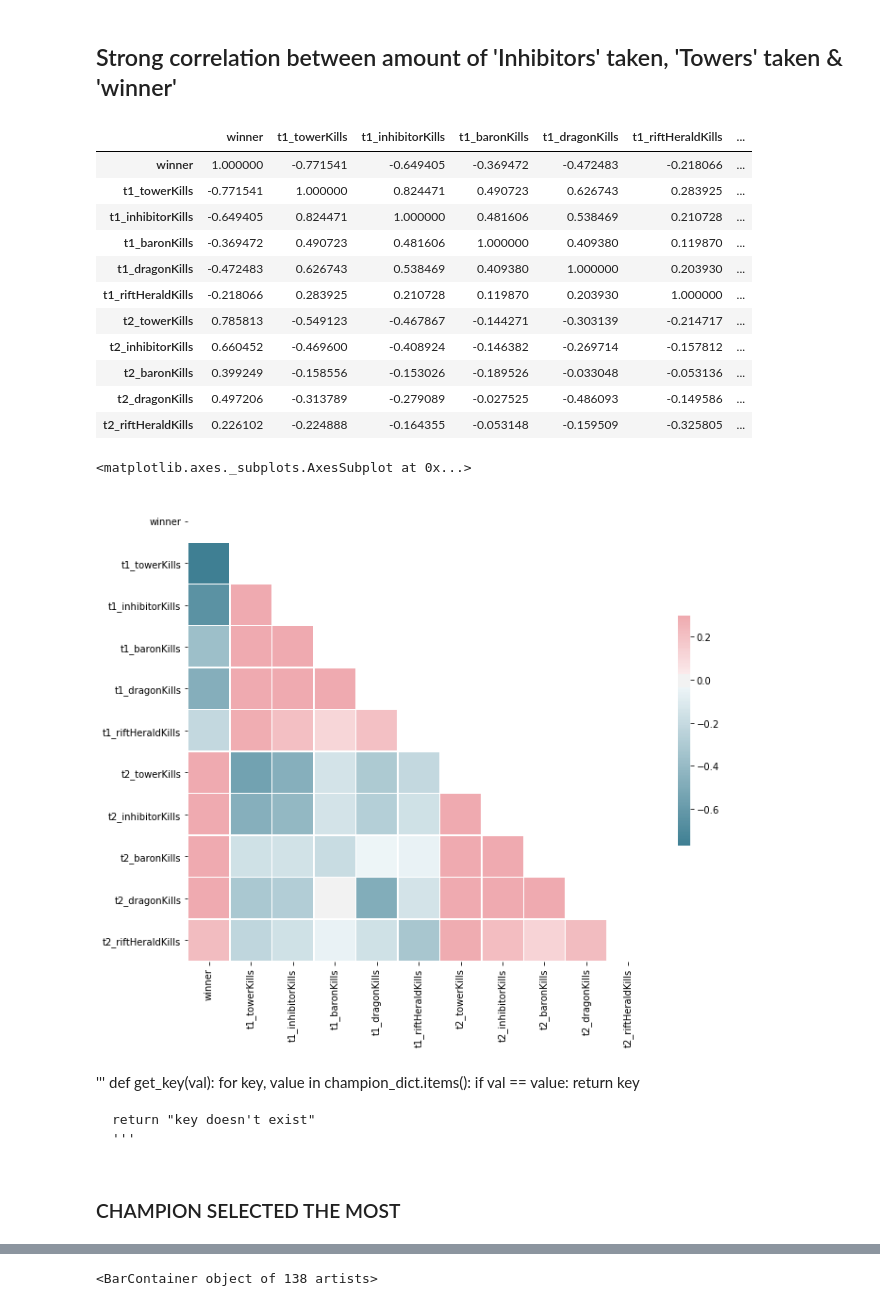
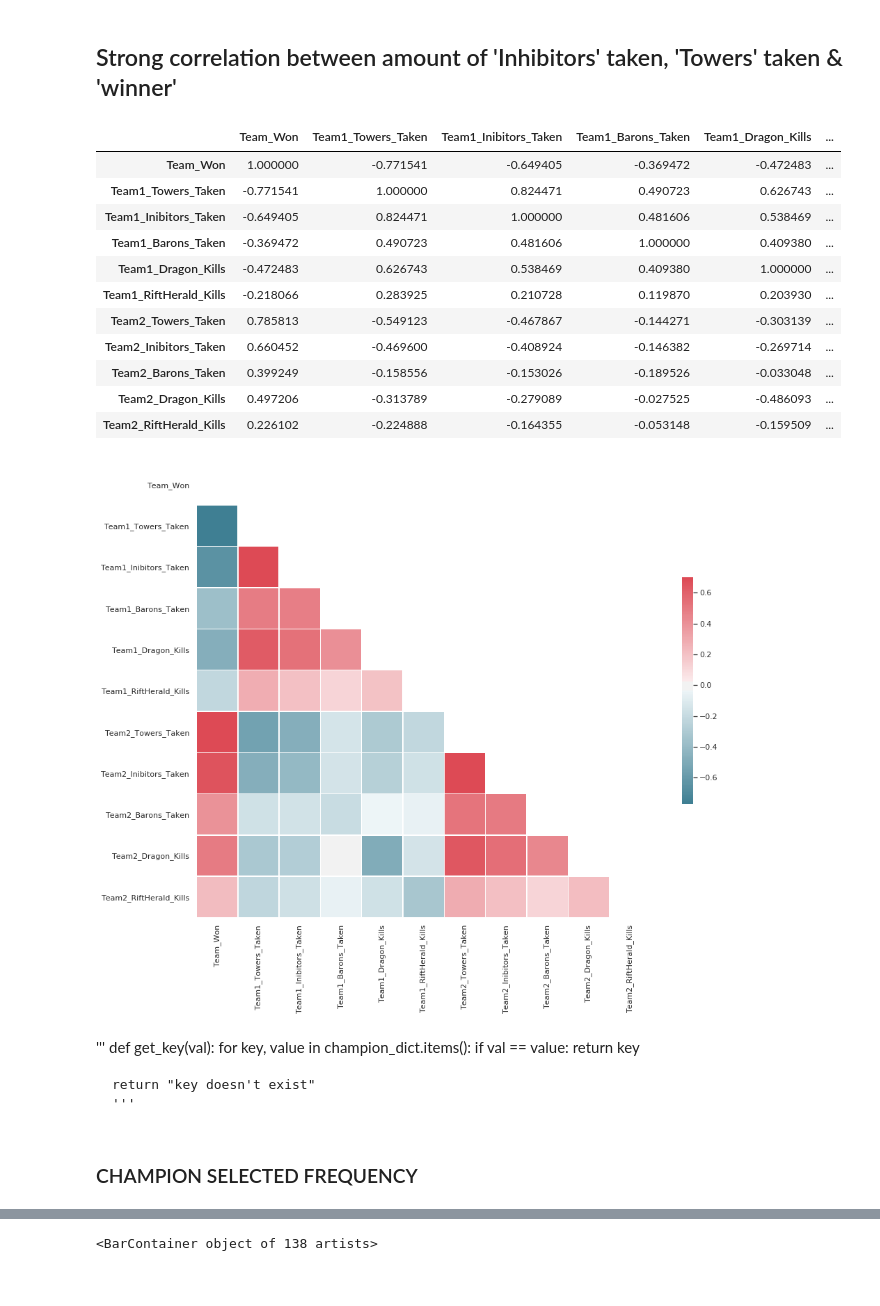
Before and after one commit to ehi58/League_of_Legends, a Jupyter notebook: League_of_Legends.ipynb, the cells around one changed output, grey strips where cells are left out. Drawn from its saved outputs; the diff is of its cells as text; code cells hidden in the pictures.

```diff
--- a/League_of_Legends.ipynb
+++ b/League_of_Legends.ipynb
@@ -228,3 +244,35 @@ dfr[['t1_champ1id','t1_champ2id','t1_champ3id','t1_champ4id','t1_champ5id','t2_c
 | 51488 | 121 | 236 | 420 | 201 | 99 | 21 | 56 | ... |
 | 51489 | 89 | 1 | 164 | 113 | 202 | 63 | 17 | ... |
 51490 rows × 10 columns
+# %%
+new_dfr=dfr.rename(columns={'gameId' : 'Game_ID', 'creationTime': 'Creation_Time', 'gameDuration':'Game_Duration',
+                    'seasonId':'Season_ID', 'winner': 'Team_Won',
+                    'firstBlood':'First_Blood', 'firstTower':'First_Tower', 'firstInhibitor':'First_Inhibitor',
+                    'firstBaron': 'First_Baron','firstDragon':'First_Dragon', 'firstRiftHerald':'First_Rift_Herald',
+                    't1_champ1id':'Team1_Champion1_ID', 't1_champ1_sum1':'TEAM1_CHAMPION1_SUMMONER_SPELL1',
+                    't1_champ1_sum2':'TEAM1_CHAMPION1_SUMMONER_SPELL2', 't1_champ2id':'Team1_Champion2_ID',
+                    't1_champ2_sum1':'TEAM1_CHAMPION2_SUMMONER_SPELL1', 't1_champ2_sum2':'TEAM1_CHAMPION2_SUMMONER_SPELL2',
+                    't1_champ3id':'Team1_Champion3_ID', 't1_champ3_sum1':'TEAM1_CHAMPION3_SUMMONER_SPELL1',
+                    't1_champ3_sum2':'TEAM1_CHAMPION3_SUMMONER_SPELL2',
+                    't1_champ4id':'Team1_Champion4_ID',
+                    't1_champ4_sum1':'TEAM1_CHAMPION4_SUMMONER_SPELL1', 't1_champ4_sum2':'TEAM1_CHAMPION4_SUMMONER_SPELL2',
+                    't1_champ5id':'Team1_Champion5_ID', 't1_champ5_sum1':'TEAM1_CHAMPION5_SUMMONER_SPELL1',
+                    't1_champ5_sum2':'TEAM1_CHAMPION5_SUMMONER_SPELL2', 't1_towerKills':'Team1_Towers_Taken',
+                    't1_inhibitorKills':'Team1_Inibitors_Taken', 't1_baronKills':'Team1_Barons_Taken',
+                    't1_dragonKills':'Team1_Dragon_Kills', 't1_riftHeraldKills':'Team1_RiftHerald_Kills',
+                    't1_ban1': 'TEAM_1_banned_champion1',
+                    't1_ban2': 'TEAM_1_banned_champion2', 't1_ban3': 'TEAM_1_banned_champion3',
+                    't1_ban4': 'TEAM_1_banned_champion4', 't1_ban5': 'TEAM_1_banned_champion5',
+                    't2_champ1id':'Team2_Champion1_ID', 't2_champ1_sum1':'TEAM2_CHAMPION1_SUMMONER_SPELL1',
+                    't2_champ1_sum2':'TEAM2_CHAMPION1_SUMMONER_SPELL2',
+                    't2_champ2id':'Team2_Champion2_ID', 't2_champ2_sum1':'TEAM2_CHAMPION2_SUMMONER_SPELL1',
+                    't2_champ2_sum2':'TEAM2_CHAMPION2_SUMMONER_SPELL2',
+                    't2_champ3id':'Team2_Champion3_ID',
+                    't2_champ3_sum1':'TEAM2_CHAMPION3_SUMMONER_SPELL1', 't2_champ3_sum2':'TEAM2_CHAMPION3_SUMMONER_SPELL2',
+                    't2_champ4id':'Team2_Champion4_ID', 't2_champ4_sum1':'TEAM2_CHAMPION4_SUMMONER_SPELL1','t2_champ4_sum2':'TEAM2_CHAMPION4_SUMMONER_SPELL2',
+                    't2_champ5id':'Team2_Champion5_ID', 't2_champ5_sum1':'TEAM2_CHAMPION5_SUMMONER_SPELL1', 't2_champ5_sum2':'TEAM2_CHAMPION5_SUMMONER_SPELL2',
+                    't2_towerKills':'Team2_Towers_Taken', 't2_inhibitorKills':'Team2_Inibitors_Taken',
+                    't2_baronKills':'Team2_Barons_Taken', 't2_dragonKills':'Team2_Dragon_Kills',
+                    't2_riftHeraldKills':'Team2_RiftHerald_Kills', 't2_ban1': 'TEAM_2_banned_champion1',
+                    't2_ban2': 'TEAM_2_banned_champion2', 't2_ban3': 'TEAM_2_banned_champion3',
+                    't2_ban4': 'TEAM_2_banned_champion4','t2_ban5': 'TEAM_2_banned_champion5'})
@@ -299,36 +364,40 @@ wins_amount_obj_corr = dfr[['winner','t1_towerKills', 't1_inhibitorKills',
+# %%
+wins_amount_obj_corr = new_dfr[['Team_Won','Team1_Towers_Taken', 'Team1_Inibitors_Taken', 'Team1_Barons_Taken',
+                                'Team1_Dragon_Kills', 'Team1_RiftHerald_Kills','Team2_Towers_Taken',
+                                'Team2_Inibitors_Taken', 'Team2_Barons_Taken','Team2_Dragon_Kills', 'Team2_RiftHerald_Kills']]
 # %% [markdown]
 ## Strong correlation between amount of 'Inhibitors' taken, 'Towers' taken & 'winner'
 # %%
 coorM = wins_amount_obj_corr.corr()
 coorM
 # %% [output]
-|  | winner | t1_towerKills | t1_inhibitorKills | t1_baronKills | t1_dragonKills | t1_riftHeraldKills | ... |
-| winner | 1.000000 | -0.771541 | -0.649405 | -0.369472 | -0.472483 | -0.218066 | ... |
-| t1_towerKills | -0.771541 | 1.000000 | 0.824471 | 0.490723 | 0.626743 | 0.283925 | ... |
-| t1_inhibitorKills | -0.649405 | 0.824471 | 1.000000 | 0.481606 | 0.538469 | 0.210728 | ... |
-| t1_baronKills | -0.369472 | 0.490723 | 0.481606 | 1.000000 | 0.409380 | 0.119870 | ... |
-| t1_dragonKills | -0.472483 | 0.626743 | 0.538469 | 0.409380 | 1.000000 | 0.203930 | ... |
-| t1_riftHeraldKills | -0.218066 | 0.283925 | 0.210728 | 0.119870 | 0.203930 | 1.000000 | ... |
-| t2_towerKills | 0.785813 | -0.549123 | -0.467867 | -0.144271 | -0.303139 | -0.214717 | ... |
-| t2_inhibitorKills | 0.660452 | -0.469600 | -0.408924 | -0.146382 | -0.269714 | -0.157812 | ... |
-| t2_baronKills | 0.399249 | -0.158556 | -0.153026 | -0.189526 | -0.033048 | -0.053136 | ... |
-| t2_dragonKills | 0.497206 | -0.313789 | -0.279089 | -0.027525 | -0.486093 | -0.149586 | ... |
-| t2_riftHeraldKills | 0.226102 | -0.224888 | -0.164355 | -0.053148 | -0.159509 | -0.325805 | ... |
+|  | Team_Won | Team1_Towers_Taken | Team1_Inibitors_Taken | Team1_Barons_Taken | Team1_Dragon_Kills | ... |
+| Team_Won | 1.000000 | -0.771541 | -0.649405 | -0.369472 | -0.472483 | ... |
+| Team1_Towers_Taken | -0.771541 | 1.000000 | 0.824471 | 0.490723 | 0.626743 | ... |
+| Team1_Inibitors_Taken | -0.649405 | 0.824471 | 1.000000 | 0.481606 | 0.538469 | ... |
+| Team1_Barons_Taken | -0.369472 | 0.490723 | 0.481606 | 1.000000 | 0.409380 | ... |
+| Team1_Dragon_Kills | -0.472483 | 0.626743 | 0.538469 | 0.409380 | 1.000000 | ... |
+| Team1_RiftHerald_Kills | -0.218066 | 0.283925 | 0.210728 | 0.119870 | 0.203930 | ... |
+| Team2_Towers_Taken | 0.785813 | -0.549123 | -0.467867 | -0.144271 | -0.303139 | ... |
+| Team2_Inibitors_Taken | 0.660452 | -0.469600 | -0.408924 | -0.146382 | -0.269714 | ... |
+| Team2_Barons_Taken | 0.399249 | -0.158556 | -0.153026 | -0.189526 | -0.033048 | ... |
+| Team2_Dragon_Kills | 0.497206 | -0.313789 | -0.279089 | -0.027525 | -0.486093 | ... |
+| Team2_RiftHerald_Kills | 0.226102 | -0.224888 | -0.164355 | -0.053148 | -0.159509 | ... |
 # %%
 mas = np.triu(np.ones_like(coorM, dtype=np.bool))
 # %%
 # Set up the matplotlib figure
-f, ax = plt.subplots(figsize=(11, 9))
+f, ax = plt.subplots(figsize=(16, 12))
 
 # Generate a custom diverging colormap
 cmap = sn.diverging_palette(220, 10, as_cmap=True)
 
 # Draw the heatmap with the mask and correct aspect ratio
-sn.heatmap(coorM, mask=mas, cmap=cmap, vmax=.3, center=0,
+sn.heatmap(coorM, mask=mas, cmap=cmap, vmax=.7, center=0,
             square=True, linewidths=.5, cbar_kws={"shrink": .5})
+plt.savefig('Correlation_Map.png')
 # %% [output]
-<matplotlib.axes._subplots.AxesSubplot at 0x...>
-[figure, old version]
+[figure, new version]
 # %%
 #Creating dataframe of champions dictionary to adjust games csv file via Excel
 #occam's razor - I figure Pandas/numpy method later
@@ -346,5 +415,5 @@ def get_key(val):
 # %%
 #get_key(266)
 # %% [markdown]
-### CHAMPION SELECTED THE MOST
+### CHAMPION SELECTED FREQUENCY
 # %%
```
Also changed, not shown: parts of 85 cells of this notebook.
